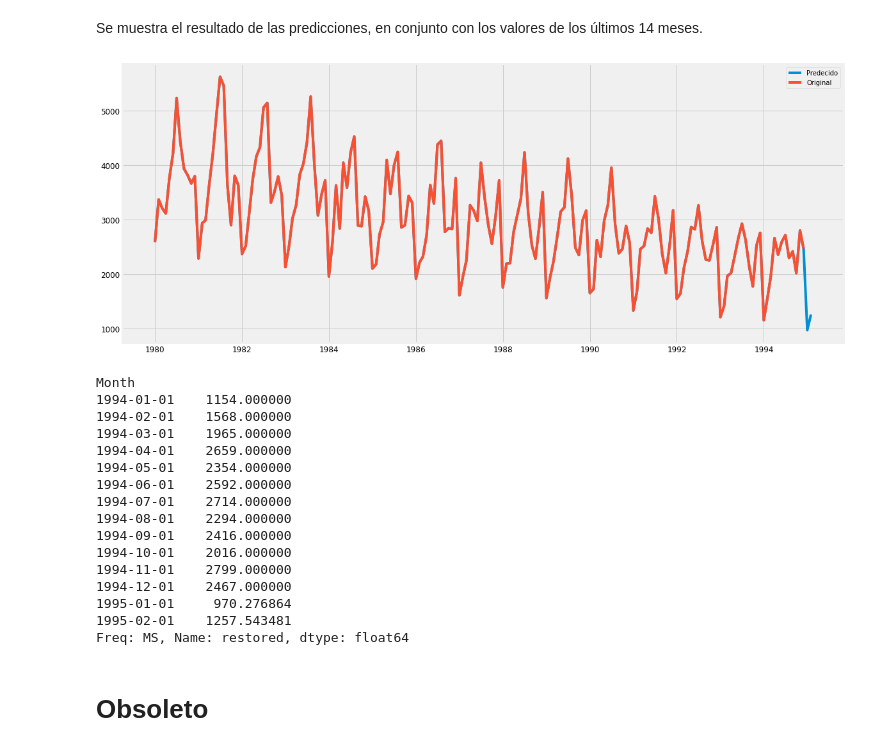
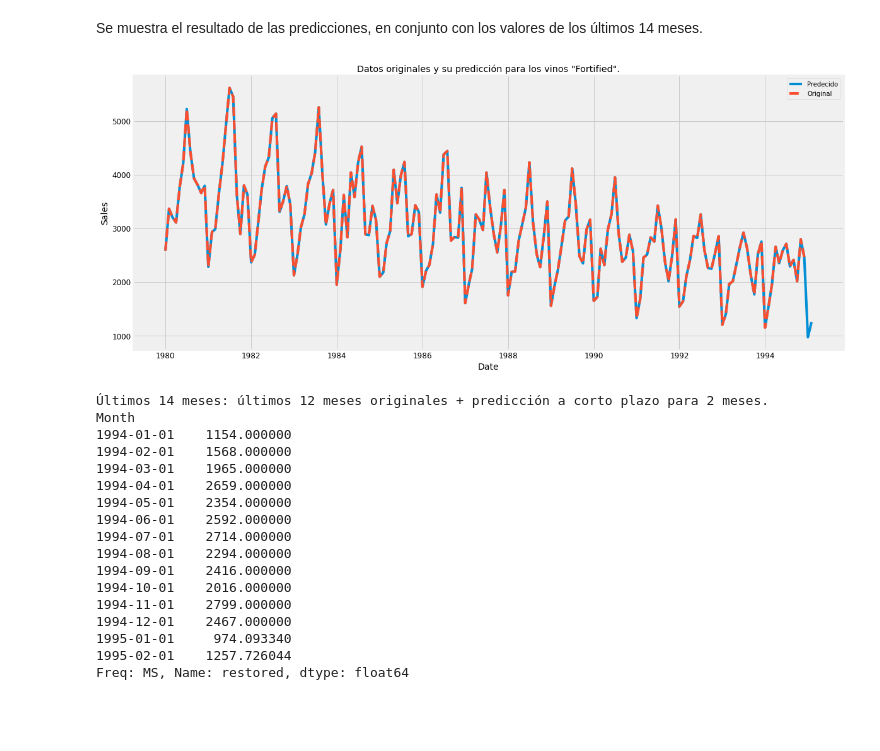
Before and after one commit to DiegoPincheiraIb/EL5206_Assignments, a Jupyter notebook: Lab_Vinos_Final.ipynb, the cells around one changed output. Saved outputs shown, nothing was run; the diff lists cells and outputs as text; code cells hidden in the pictures; blank space fills up the shorter version.

```diff
--- a/Lab_Vinos_Final.ipynb
+++ b/Lab_Vinos_Final.ipynb
@@ -459,8 +461,14 @@ def Diferenciacion(DF_Obj, Plot = True):
   Diff_2 = Diff_1.diff(periods=12) # Seasonal Naive
   if Plot:
     plt.plot(Diff_1)
+    plt.title('Valores para la primera diferenciación')
+    plt.xlabel('Sales')
+    plt.ylabel('Values')
     plt.show()
     plt.plot(Diff_2)
+    plt.title('Valores para la segunda diferenciación')
+    plt.xlabel('Sales')
+    plt.ylabel('Values')
     plt.show()
   return Diff_1, Diff_2
 # %% [markdown]
@@ -674,12 +698,17 @@ res.columns = ['original', 'diffs', 'restored']
 Se muestra el resultado de las predicciones, en conjunto con los valores de los últimos 14 meses.
 # %%
 plt.plot(np.exp(res['restored']))
-plt.plot(y_fortified)
+plt.plot(y_fortified,ls='dashed',c='C1')
 plt.legend(('Predecido','Original'))
+plt.title('Datos originales y su predicción para los vinos "Fortified".')
+plt.xlabel('Date')
+plt.ylabel('Sales')
 plt.show()
+print('Últimos 14 meses: últimos 12 meses originales + predicción a corto plazo para 2 meses.')
 print(np.exp(res['restored'])[-14:])
 # %% [output]
-[figure, old version]
+[figure, new version]
+Últimos 14 meses: últimos 12 meses originales + predicción a corto plazo para 2 meses.
 Month
 1994-01-01    1154.000000
 1994-02-01    1568.000000
@@ -693,8 +722,6 @@ Month
 1994-10-01    2016.000000
 1994-11-01    2799.000000
 1994-12-01    2467.000000
-1995-01-01     970.276864
-1995-02-01    1257.543481
+1995-01-01     974.093340
+1995-02-01    1257.726044
 Freq: MS, Name: restored, dtype: float64
-# %% [markdown]
-# Obsoleto
```
Also changed, not shown: parts of 21 cells of this notebook.
